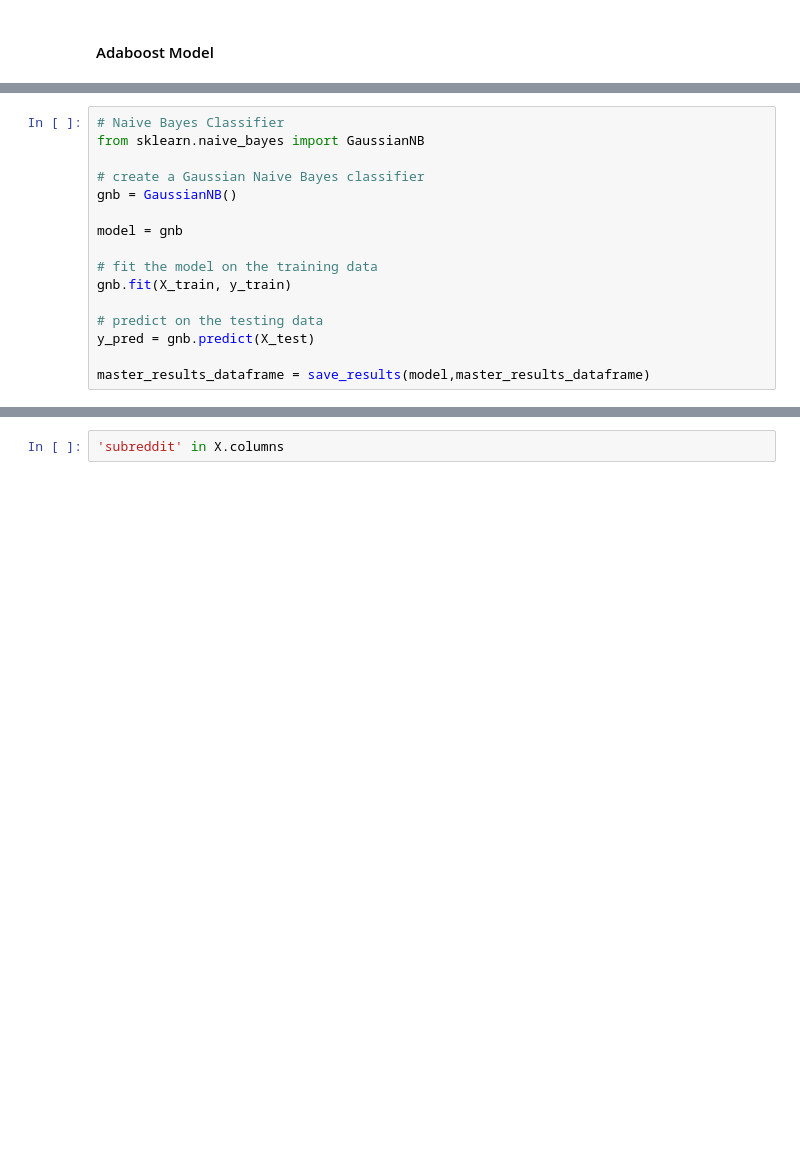
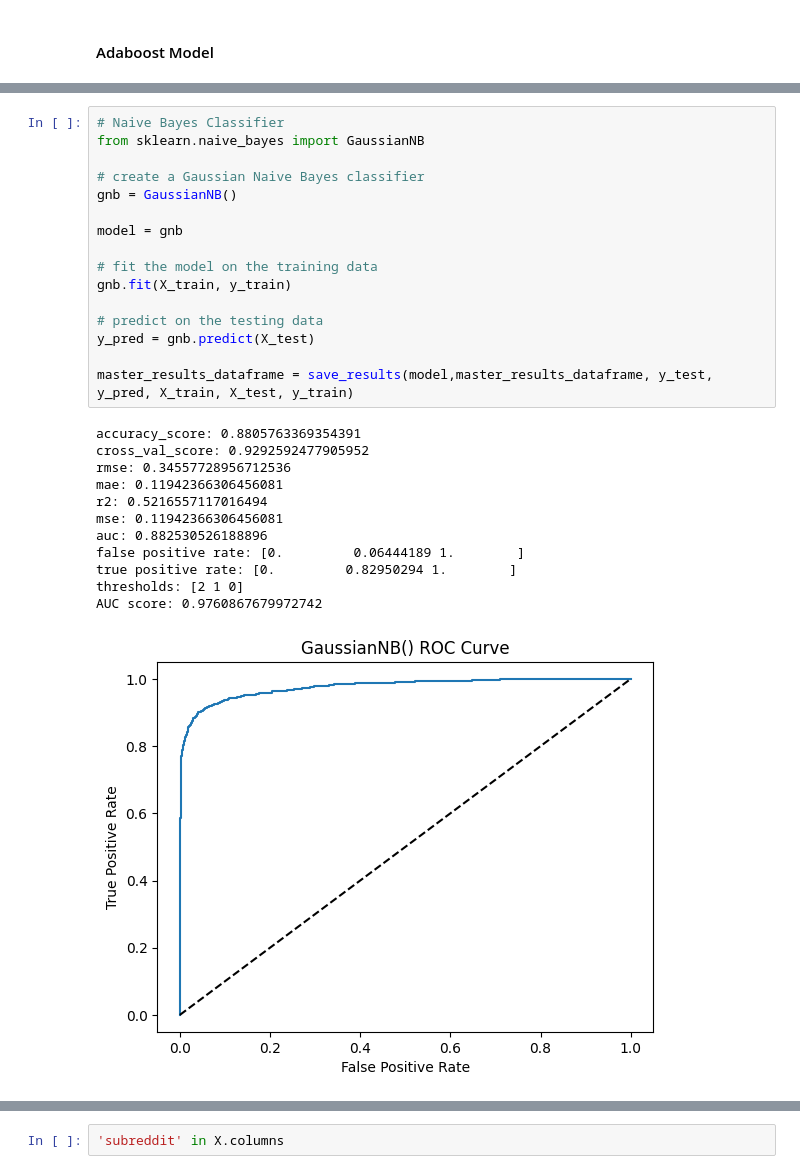
Before and after one commit to grahamwaters/Reddit-NLP-Analysis, a Jupyter notebook: notebooks/final_report_checkpoint.ipynb, the cells around one changed output, grey strips where cells are left out. Drawn from its saved outputs; the diff is of its cells as text; blank space fills up the shorter version.

```diff
--- a/notebooks/final_report_checkpoint.ipynb
+++ b/notebooks/final_report_checkpoint.ipynb
@@ -715,19 +736,32 @@ master_results_dataframe = save_results(model,master_results_dataframe)
 # %%
 # Naive Bayes Classifier
 from sklearn.naive_bayes import GaussianNB
 
 # create a Gaussian Naive Bayes classifier
 gnb = GaussianNB()
 
 model = gnb
 
 # fit the model on the training data
 gnb.fit(X_train, y_train)
 
 # predict on the testing data
 y_pred = gnb.predict(X_test)
 
-master_results_dataframe = save_results(model,master_results_dataframe)
+master_results_dataframe = save_results(model,master_results_dataframe, y_test, y_pred, X_train, X_test, y_train)
+# %% [output]
+accuracy_score: 0.8805763369354391
+cross_val_score: 0.9292592477905952
+rmse: 0.34557728956712536
+mae: 0.11942366306456081
+r2: 0.5216557117016494
+mse: 0.11942366306456081
+auc: 0.882530526188896
+false positive rate: [0.         0.06444189 1.        ]
+true positive rate: [0.         0.82950294 1.        ]
+thresholds: [2 1 0]
+AUC score: 0.9760867679972742
+[figure, added]
 # %%
 # K Nearest Neighbors Classifier
 from sklearn.neighbors import KNeighborsClassifier
```
Also changed, not shown: parts of 13 cells of this notebook, 7 other files.
